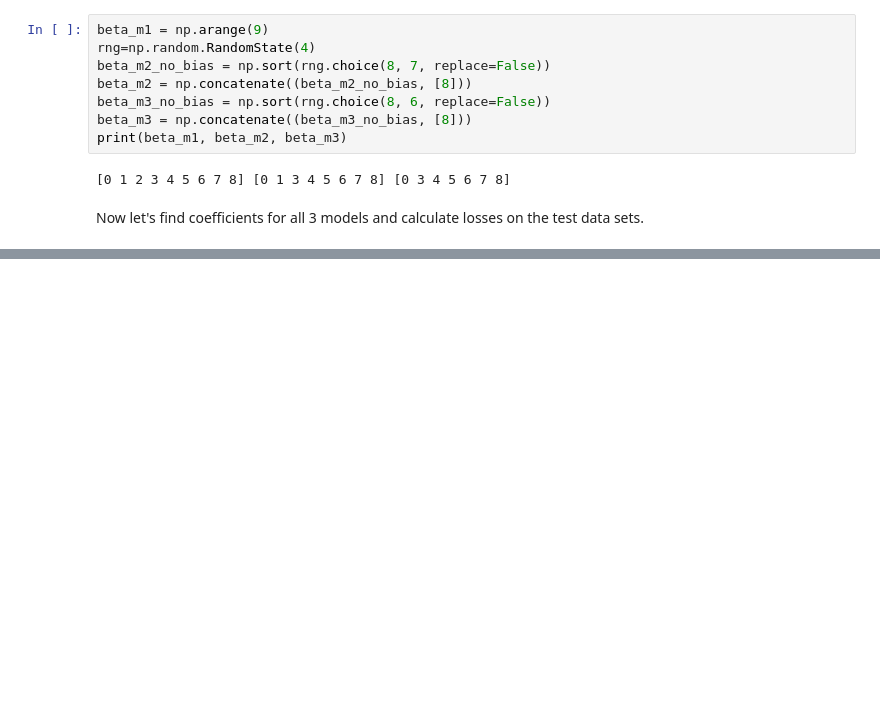
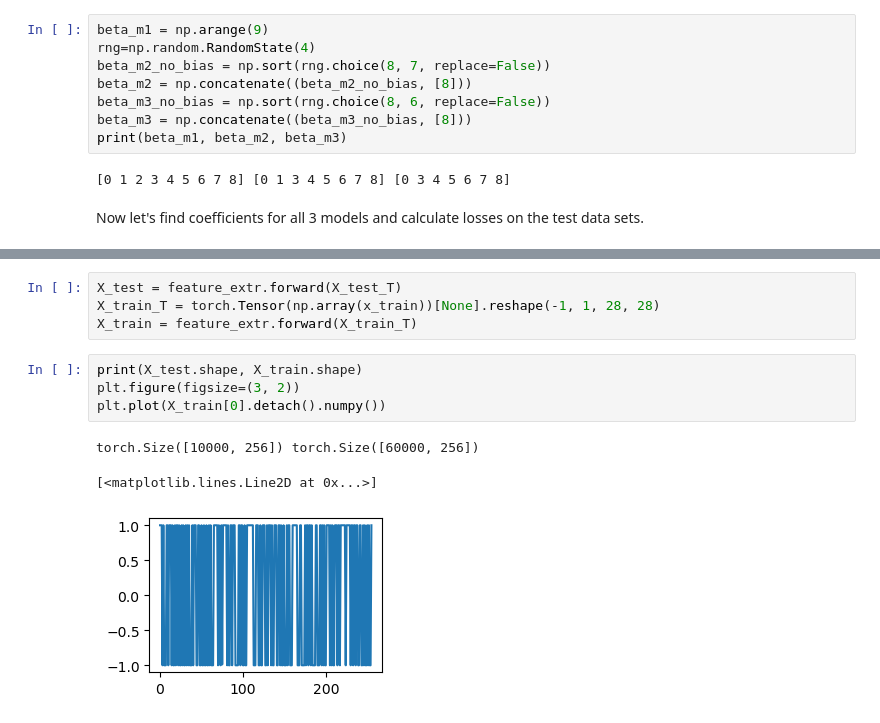
Before and after one commit to xdshiro/HW681, a Jupyter notebook: HW685/HW1/Tsvetkov_HM1_ECE685D.ipynb, the cells around one changed output, grey strips where cells are left out. Drawn from its saved outputs; the diff is of its cells as text; blank space fills up the shorter version.

```diff
--- a/HW685/HW1/Tsvetkov_HM1_ECE685D.ipynb
+++ b/HW685/HW1/Tsvetkov_HM1_ECE685D.ipynb
@@ -180,0 +327,12 @@ I believe, models with multiple linear regression that include more independent
+# %%
+X_test = feature_extr.forward(X_test_T)
+X_train_T = torch.Tensor(np.array(x_train))[None].reshape(-1, 1, 28, 28)
+X_train = feature_extr.forward(X_train_T)
+# %%
+print(X_test.shape, X_train.shape)
+plt.figure(figsize=(3, 2))
+plt.plot(X_train[0].detach().numpy())
+# %% [output]
+torch.Size([10000, 256]) torch.Size([60000, 256])
+[<matplotlib.lines.Line2D at 0x...>]
+[figure, added]
```
Also changed, not shown: parts of 45 cells of this notebook, 1 other file.
